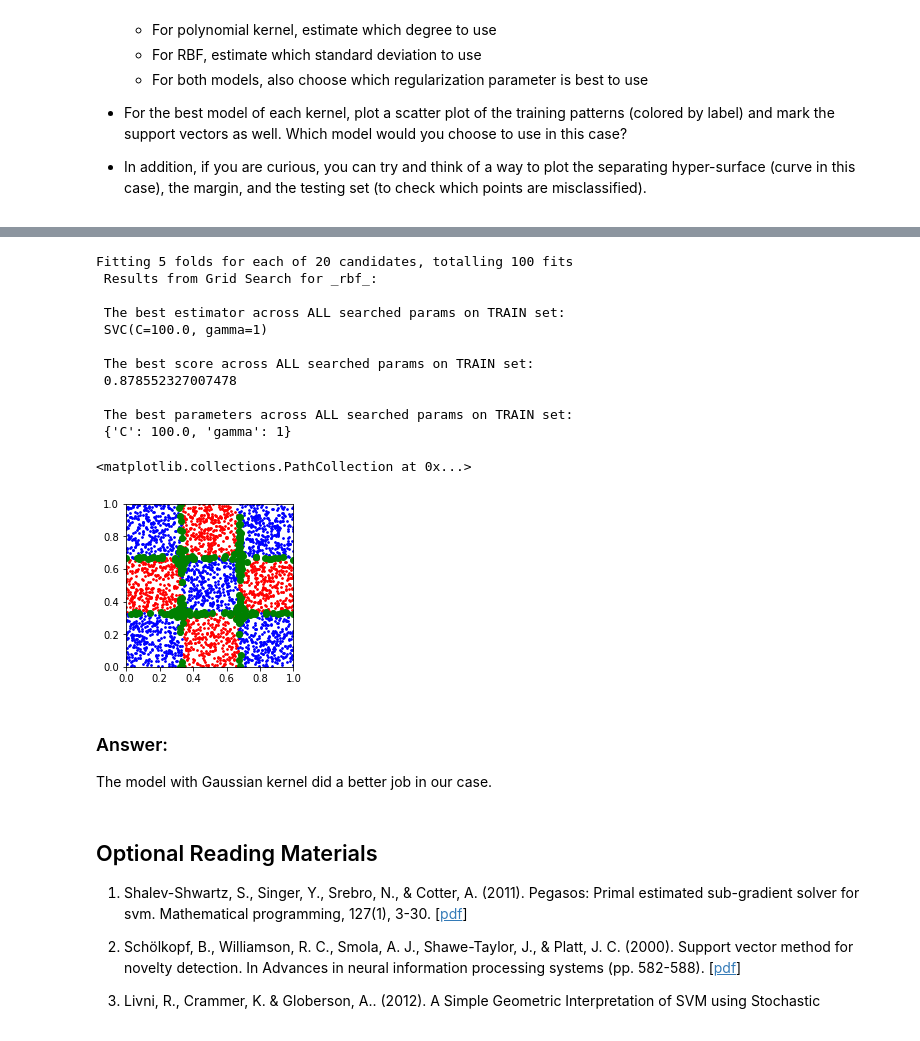
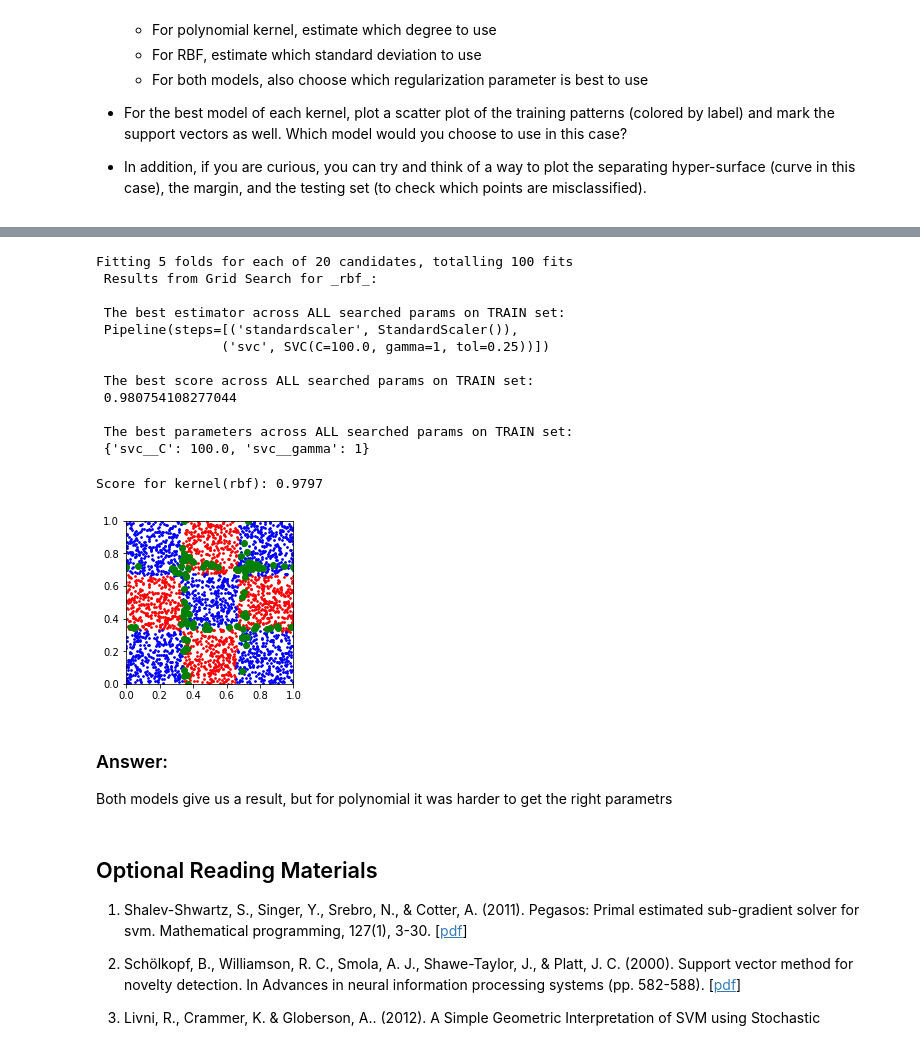
Before and after one commit to tansla/HWs_git, a Jupyter notebook: svm_exercise_2022_23_Rany&Tatiana.ipynb, the cells around one changed output, grey strips where cells are left out. Saved outputs shown, nothing was run; the diff lists cells and outputs as text; code cells hidden in the pictures.

```diff
--- a/svm_exercise_2022_23_Rany&Tatiana.ipynb
+++ b/svm_exercise_2022_23_Rany&Tatiana.ipynb
@@ -415,5 +415,5 @@ def plot_checkerboard(X,y):
 
 
 plot_checkerboard(X,y)
-X_train, X_test, y_train, y_test = train_test_split(X, y, test_size=0.25, random_state=317)
+X_train, y_train = checkerboard(1000)
 # %% [output]
@@ -425,10 +425,10 @@ from sklearn.preprocessing import StandardScaler
 from sklearn.svm import SVC
 from sklearn.model_selection import GridSearchCV
 
-X_train, y_train = checkerboard(3000)
+
 
 kernel = 'poly'
-parameters = {'svc__degree':range(11,16),'svc__C': np.logspace(-1,3,5)}
+parameters = {'svc__degree': [4,7,10,11],'svc__C': np.logspace(-1,3,3), 'svc__coef0': [-1,1]}
 
 clf = make_pipeline(StandardScaler(), SVC(kernel=kernel))
 grid_GBC = GridSearchCV(clf, parameters, verbose=1, scoring = 'balanced_accuracy')
@@ -445,16 +456,23 @@ Fitting 5 folds for each of 60 candidates, totalling 300 fits
 # %%
 from sklearn.metrics import classification_report
+from sklearn import preprocessing
 
 X_test, y_test = checkerboard(3000)
 kernel = 'poly'
-svc = SVC(C=1.0, degree=4, kernel=kernel, tol=0.25)
+svc = SVC(C=1000.0, coef0=1, degree=7, kernel=kernel, tol=0.25)
 clf = make_pipeline(StandardScaler(), svc)
 clf.fit(X_train, y_train)
-clf.score(X_test, y_test)
+
 y_pred = clf.predict(X_test)
 plot_checkerboard(X_test,y_pred)
 
+
 cv = svc.support_vectors_
-plt.scatter(cv[:,0],cv[:,1],c='g',)
-# print(svc.support_vectors_)
+min_max_scaler = preprocessing.MinMaxScaler()
+X_train_minmax = min_max_scaler.fit_transform(cv)
+
+plt.scatter(X_train_minmax[:,0],X_train_minmax[:,1],c='g',)
+
+
+print(f'Score for kernel({kernel}): {clf.score(X_test, y_test):.4f}')
 # %% [output]
@@ -463,8 +481,10 @@ plt.scatter(cv[:,0],cv[:,1],c='g',)
 # %%
-parameters = {'gamma': [1, 0.1, 0.01, 0.001],'C': np.logspace(-3,2,5)}
+# parameters = {'gamma': [1, 0.1, 0.01, 0.001],'C': np.logspace(-3,2,5)}
+parameters = {'svc__gamma': [1, 0.1, 0.01, 0.001],'svc__C': np.logspace(-3,2,5)}
 
 kernel='rbf'
-clf =SVC(kernel=kernel)
+svc =SVC(kernel=kernel,tol=0.25)
+clf = make_pipeline(StandardScaler(), svc)
 grid_GBC = GridSearchCV(clf, parameters, verbose=1, scoring = 'balanced_accuracy')
 grid_GBC.fit(X_train, y_train)
 
@@ -479,41 +499,41 @@ Fitting 5 folds for each of 20 candidates, totalling 100 fits
  Results from Grid Search for _rbf_:
 
  The best estimator across ALL searched params on TRAIN set:
- SVC(C=100.0, gamma=1)
+ Pipeline(steps=[('standardscaler', StandardScaler()),
+                ('svc', SVC(C=100.0, gamma=1, tol=0.25))])
 
  The best score across ALL searched params on TRAIN set:
- 0.878552327007478
+ 0.980754108277044
 
  The best parameters across ALL searched params on TRAIN set:
- {'C': 100.0, 'gamma': 1}
+ {'svc__C': 100.0, 'svc__gamma': 1}
 # %%
 from sklearn.metrics import classification_report
 
 from sklearn import preprocessing
 
-X_test, y_test = checkerboard(3000)
 kernel='rbf'
 svc = SVC(C=100.0,kernel=kernel, gamma=1, tol=0.25)
 clf = make_pipeline(StandardScaler(), svc)
 clf.fit(X_train, y_train)
 clf.score(X_test, y_test)
 y_pred = clf.predict(X_test)
 plot_checkerboard(X_test,y_pred)
 
 cv = svc.support_vectors_
 
 min_max_scaler = preprocessing.MinMaxScaler()
 X_train_minmax = min_max_scaler.fit_transform(cv)
 
 plt.scatter(X_train_minmax[:,0],X_train_minmax[:,1],c='g',)
-# print(svc.support_vectors_)
+print(f'Score for kernel({kernel}): {clf.score(X_test, y_test):.4f}')
 # %% [output]
-<matplotlib.collections.PathCollection at 0x...>
+Score for kernel(rbf): 0.9797
-[figure, old version]
+[figure, new version]
-# %% [markdown]
-### Answer:
-
-The model with Gaussian kernel did a better job in our case.
+# %% [markdown]
+### Answer:
+
+Both models give us a result, but for polynomial it was harder to get the right parametrs
 # %% [markdown]
 ## Optional Reading Materials
 1. Shalev-Shwartz, S., Singer, Y., Srebro, N., & Cotter, A. (2011). Pegasos: Primal estimated sub-gradient solver for svm. Mathematical programming, 127(1), 3-30. [[pdf](http://www.ee.oulu.fi/research/imag/courses/Vedaldi/ShalevSiSr07.pdf)]
```
Also changed, not shown: parts of 5 cells of this notebook.
